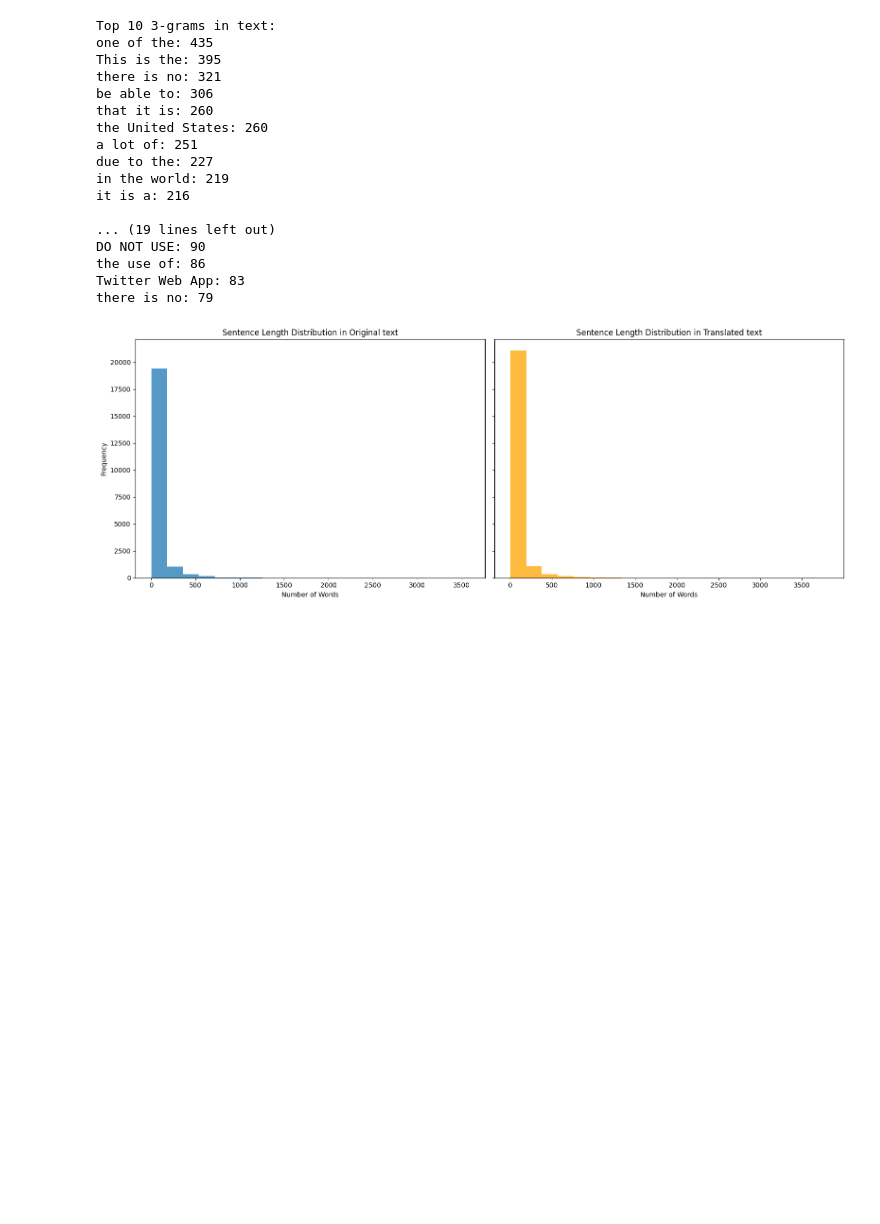
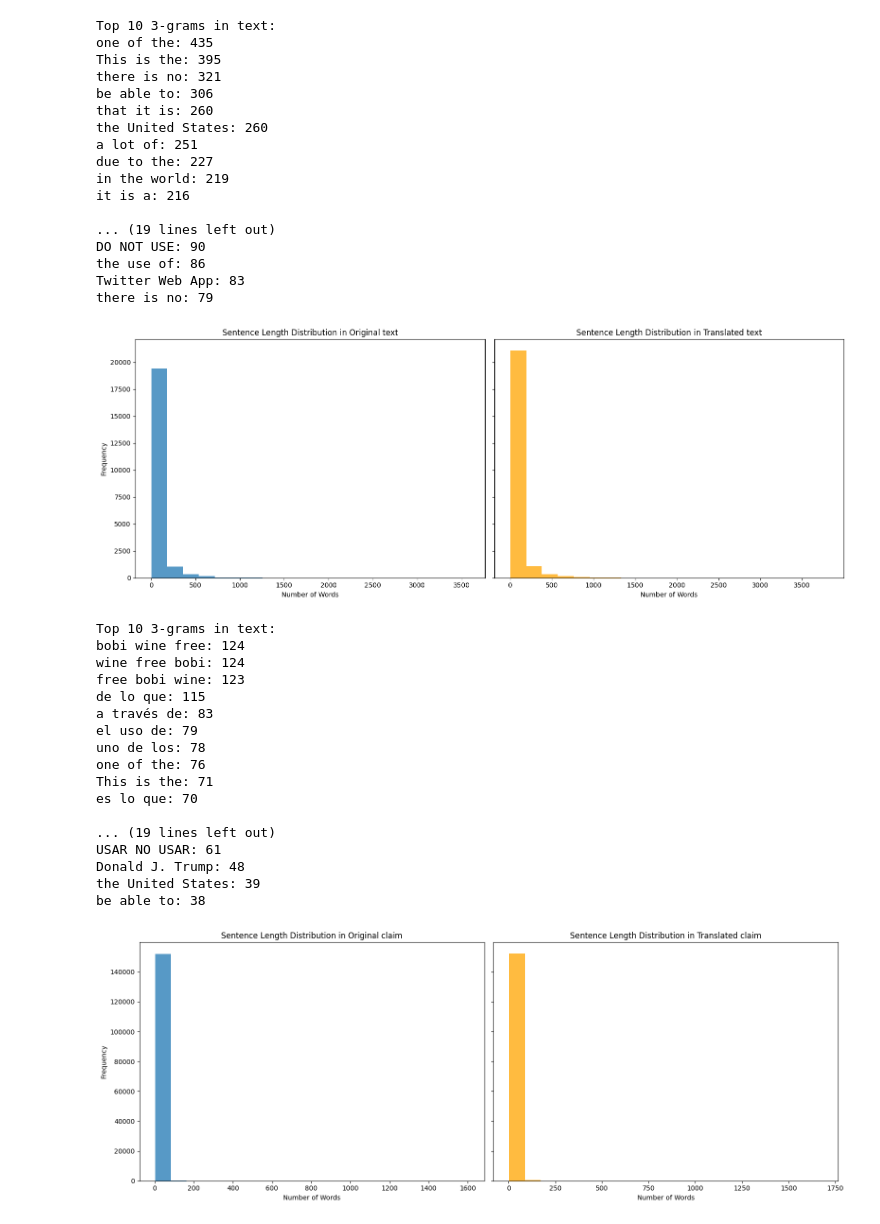
Before and after one commit to MuqaddasHaroon/Fact_check, a Jupyter notebook: evaluation/dataset_evaluation.ipynb, the cells around one changed output. Saved outputs shown, nothing was run; the diff lists cells and outputs as text; code cells hidden in the pictures; blank space fills up the shorter version.

```diff
--- a/evaluation/dataset_evaluation.ipynb
+++ b/evaluation/dataset_evaluation.ipynb
@@ -721,3 +724,47 @@ the use of: 86
 Twitter Web App: 83
 there is no: 79
 [figure]
+# %%
+text_ngrams = evaluate_ngrams(posts, 'text_original', n)
+claim_ngrams = evaluate_ngrams(fact_checks, 'original_claim', n)
+ocr_ngrams = evaluate_ngrams(posts, 'ocr_original', n)
+
+print(f"Top 10 {n}-grams in text:")
+sorted_post_ngrams = dict(sorted(text_ngrams.items(), key=lambda item: item[1], reverse=True))
+for ngram, count in list(sorted_post_ngrams.items())[:10]:
+  print(f"{ngram}: {count}")
+
+print(f"\nTop 10 {n}-grams in claims:")
+sorted_claim_ngrams = dict(sorted(claim_ngrams.items(), key=lambda item: item[1], reverse=True))
+for ngram, count in list(sorted_claim_ngrams.items())[:10]:
+  print(f"{ngram}: {count}")
+
+print(f"\nTop 10 {n}-grams in ocr:")
+sorted_text_ngrams = dict(sorted(ocr_ngrams.items(), key=lambda item: item[1], reverse=True))
+for ngram, count in list(sorted_text_ngrams.items())[:10]:
+  print(f"{ngram}: {count}")
+
+plot_sentence_length_side_by_side(
+    fact_checks['original_claim'],
+    fact_checks['translated_claim'],
+    labels=['Original claim', 'Translated claim']
+)
+# %% [output]
+Top 10 3-grams in text:
+bobi wine free: 124
+wine free bobi: 124
+free bobi wine: 123
+de lo que: 115
+a través de: 83
+el uso de: 79
+uno de los: 78
+one of the: 76
+This is the: 71
+es lo que: 70
+
+... (19 lines left out)
+USAR NO USAR: 61
+Donald J. Trump: 48
+the United States: 39
+be able to: 38
+[figure, added]
```
Also changed, not shown: parts of 6 cells of this notebook, 5 other files.
